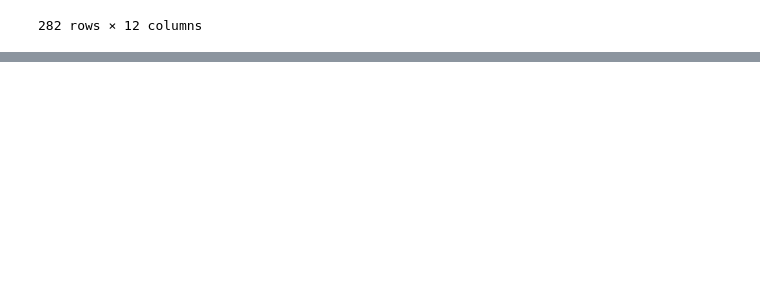
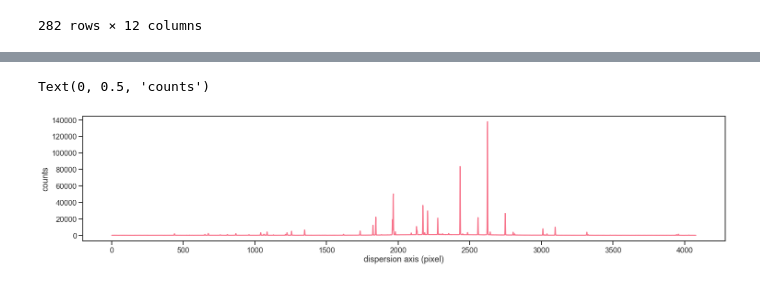
Before and after one commit to sdss/lvmdrp, a Jupyter notebook: docs/nb/lab-lamps.ipynb, the cells around one changed output, grey strips where cells are left out. Drawn from its saved outputs; the diff is of its cells as text; code cells hidden in the pictures; blank space fills up the shorter version.

```diff
--- a/docs/nb/lab-lamps.ipynb
+++ b/docs/nb/lab-lamps.ipynb
@@ -323,0 +339,8 @@ target_spec = ext[ised]
+# %%
+plt.figure(figsize=(25,5))
+plt.plot(ext[ised])
+plt.xlabel("dispersion axis (pixel)")
+plt.ylabel("counts")
+# %% [output]
+Text(0, 0.5, 'counts')
+[figure, added]
```
Also changed, not shown: parts of 12 cells of this notebook.
